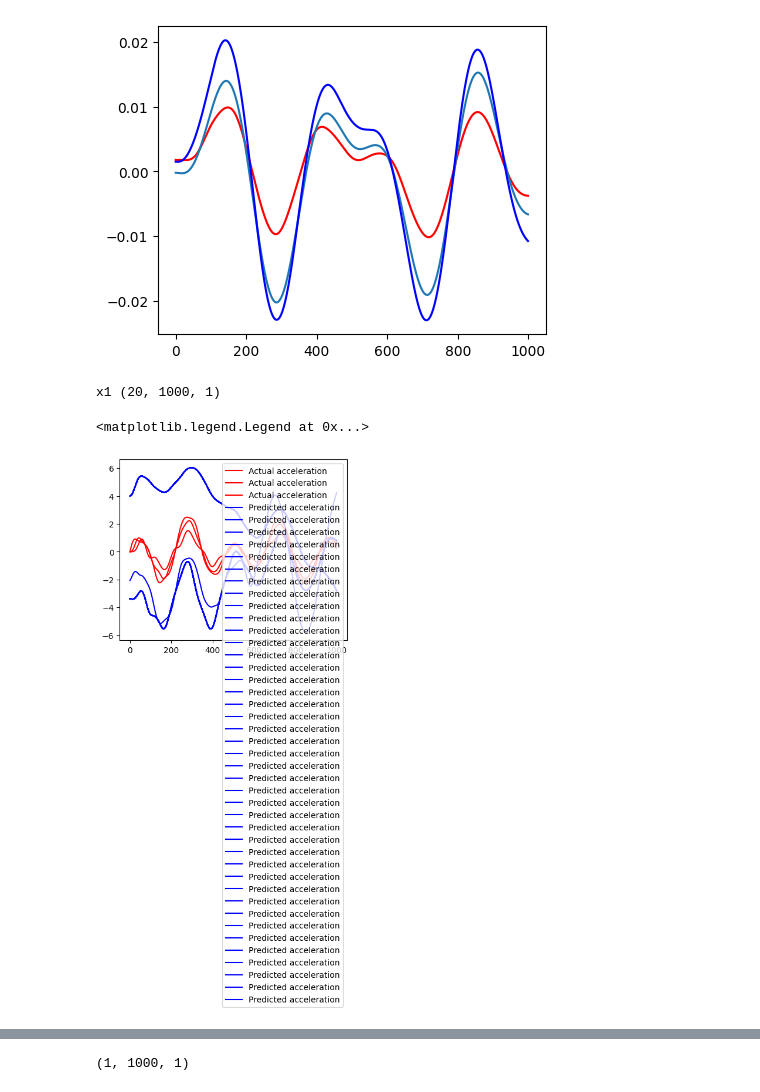
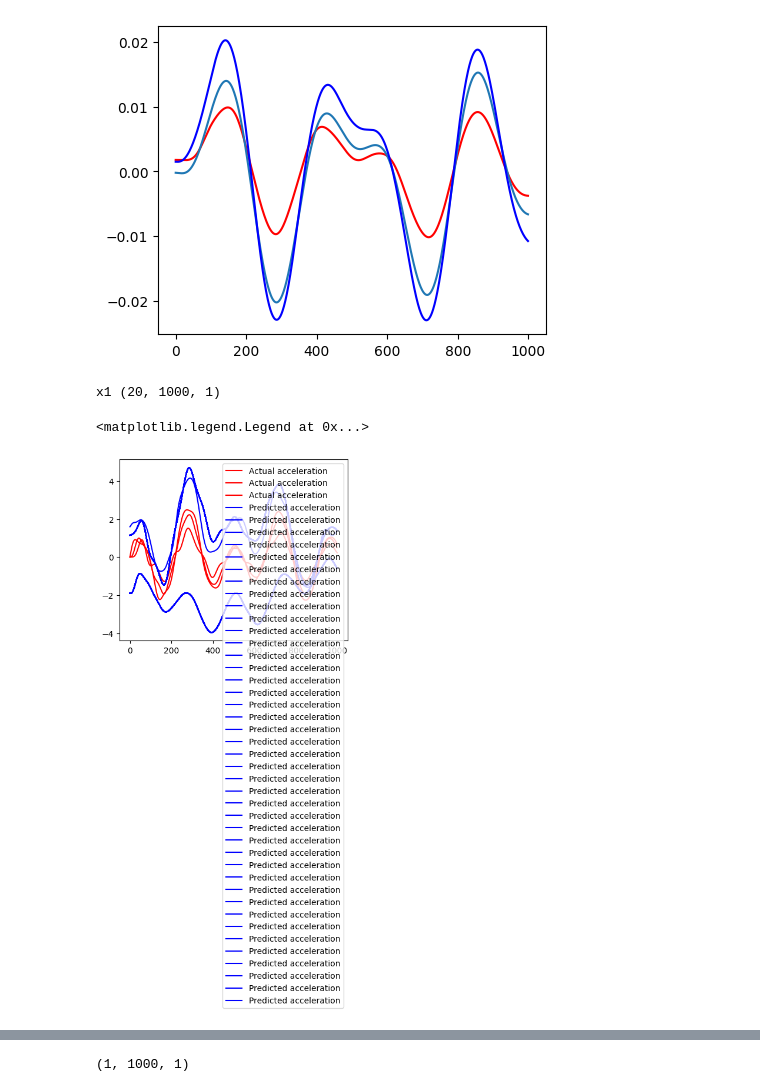
Before and after one commit to Annaantonin/NQ, a Jupyter notebook: UnknowF_3DoF_3outputs_revAP_Ks.ipynb, the cells around one changed output, grey strips where cells are left out. Saved outputs shown, nothing was run; the diff lists cells and outputs as text; code cells hidden in the pictures.

```diff
--- a/UnknowF_3DoF_3outputs_revAP_Ks.ipynb
+++ b/UnknowF_3DoF_3outputs_revAP_Ks.ipynb
@@ -484,13 +484,13 @@ plt.plot(x3_pred[0,:,:],'b')
 # %%
 targets=np.concatenate([x1_tt_train, x2_tt_train, x3_tt_train], axis=-1)
 plt.plot(targets,'r', label='Actual acceleration')
 (x_tt_pred, ) = model.predict(t_train, samples, processes, pde_fn=pde_based_xtt)
-plt.plot(x_tt_pred[0,:,:],'b',label='Predicted acceleration')
+plt.plot(x_tt_pred[9,:,:],'b',label='Predicted acceleration')
 plt.legend()
 # %% [output]
 x1 (20, 1000, 1)
 <matplotlib.legend.Legend at 0x...>
-[figure, old version]
+[figure, new version]
 # %%
 targets=np.concatenate([x1_tt_train, x2_tt_train, x3_tt_train], axis=-1)
 plt.rcParams['figure.figsize'] = [15, 10]
```
Also changed, not shown: parts of 5 cells of this notebook.
